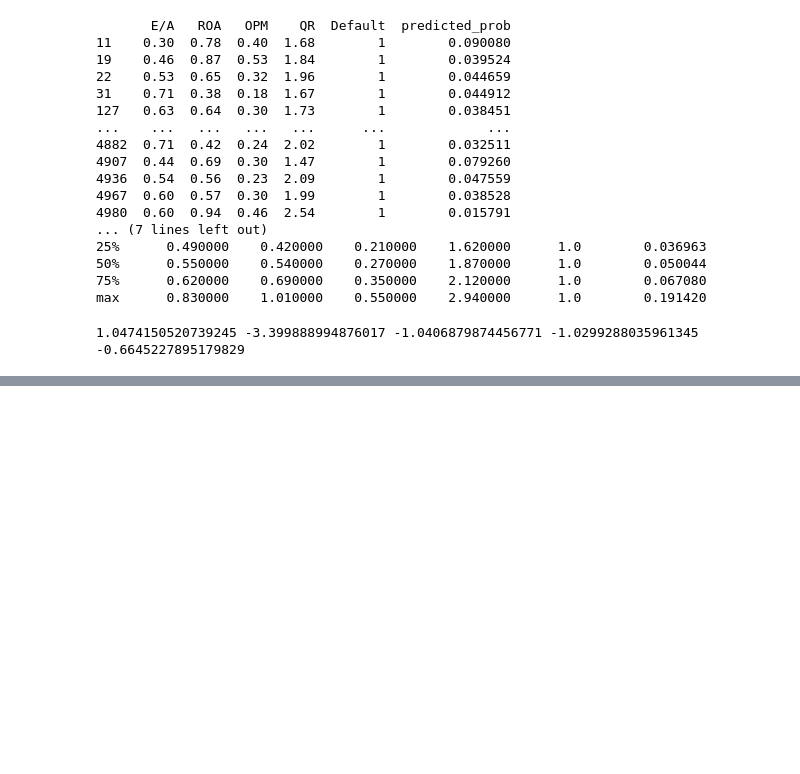
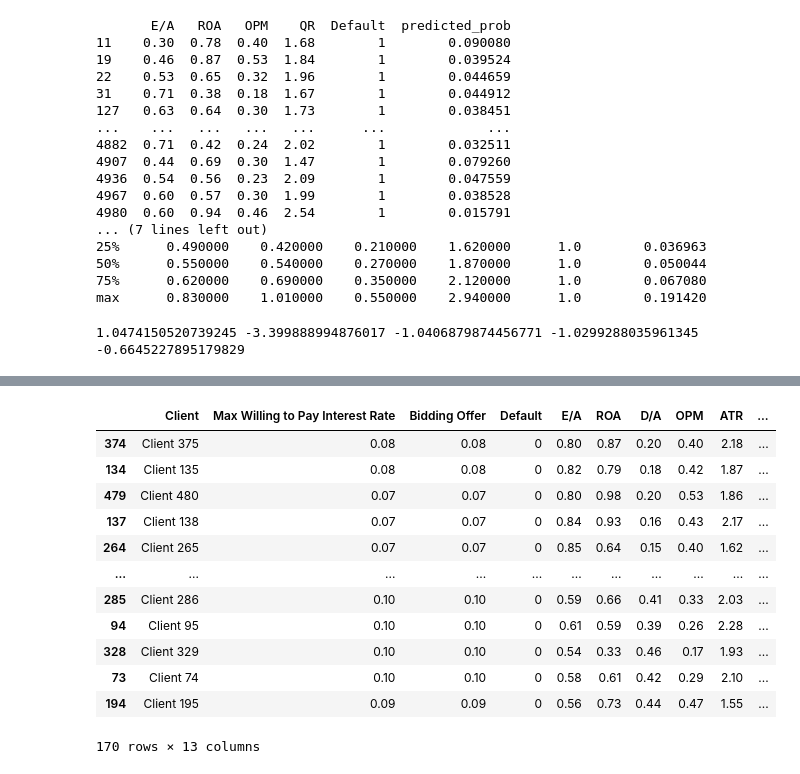
Before and after one commit to VirtualPercy/AAE-625-HW5, a Jupyter notebook: AAE 625 HW 5.ipynb, the cells around one changed output, grey strips where cells are left out. Drawn from its saved outputs; the diff is of its cells as text; code cells hidden in the pictures; blank space fills up the shorter version.

```diff
--- a/AAE 625 HW 5.ipynb
+++ b/AAE 625 HW 5.ipynb
@@ -199,0 +234,5 @@ risk2[risk2["predicted_prob"] > 0.1].describe()
+# %%
+# for "Default" == 1, "Bidding Offer" is "NaN"
+df2.loc[df2["Default"] == 1, "Bidding Offer"] = np.nan
+# for "Default" == 0, find "Clinet" whose "Max Willing to Pay Interest Rate" is between 9% and 5%, set "Bidding Offer" equal to "Max Willing to Pay Interest Rate"
+df2.loc[(df2["Default"] == 0) & (df2["Max Willing to Pay Interest Rate"] <= 0.10) & (df2["Max Willing to Pay Interest Rate"] >= 0.07), "Bidding Offer"] = df2["Max Willing to Pay Interest Rate"]
@@ -199,0 +261,22 @@ risk2[risk2["predicted_prob"] > 0.1].describe()
+# %%
+# This part sorts the dataframe by "predicted_prob" in ascending order and let us know which clients we are paying the most attention to
+
+# create a sub-dataframe using "clients" whose "Bidding Offer" is not empty and not 0
+df3 = df2[df2["Bidding Offer"].notnull() & (df2["Bidding Offer"] != 0)]
+# sort by "predicted_prob" in ascending order
+df3 = df3.sort_values(by="predicted_prob", ascending=True)
+df3
+# %% [output]
+|  | Client | Max Willing to Pay Interest Rate | Bidding Offer | Default | E/A | ROA | D/A | OPM | ATR | ... |
+| 374 | Client 375 | 0.08 | 0.08 | 0 | 0.80 | 0.87 | 0.20 | 0.40 | 2.18 | ... |
+| 134 | Client 135 | 0.08 | 0.08 | 0 | 0.82 | 0.79 | 0.18 | 0.42 | 1.87 | ... |
+| 479 | Client 480 | 0.07 | 0.07 | 0 | 0.80 | 0.98 | 0.20 | 0.53 | 1.86 | ... |
+| 137 | Client 138 | 0.07 | 0.07 | 0 | 0.84 | 0.93 | 0.16 | 0.43 | 2.17 | ... |
+| 264 | Client 265 | 0.07 | 0.07 | 0 | 0.85 | 0.64 | 0.15 | 0.40 | 1.62 | ... |
+| ... | ... | ... | ... | ... | ... | ... | ... | ... | ... | ... |
+| 285 | Client 286 | 0.10 | 0.10 | 0 | 0.59 | 0.66 | 0.41 | 0.33 | 2.03 | ... |
+| 94 | Client 95 | 0.10 | 0.10 | 0 | 0.61 | 0.59 | 0.39 | 0.26 | 2.28 | ... |
+| 328 | Client 329 | 0.10 | 0.10 | 0 | 0.54 | 0.33 | 0.46 | 0.17 | 1.93 | ... |
+| 73 | Client 74 | 0.10 | 0.10 | 0 | 0.58 | 0.61 | 0.42 | 0.29 | 2.10 | ... |
+| 194 | Client 195 | 0.09 | 0.09 | 0 | 0.56 | 0.73 | 0.44 | 0.47 | 1.55 | ... |
+170 rows × 13 columns
```
Also changed, not shown: parts of 16 cells of this notebook, 8 other files.
